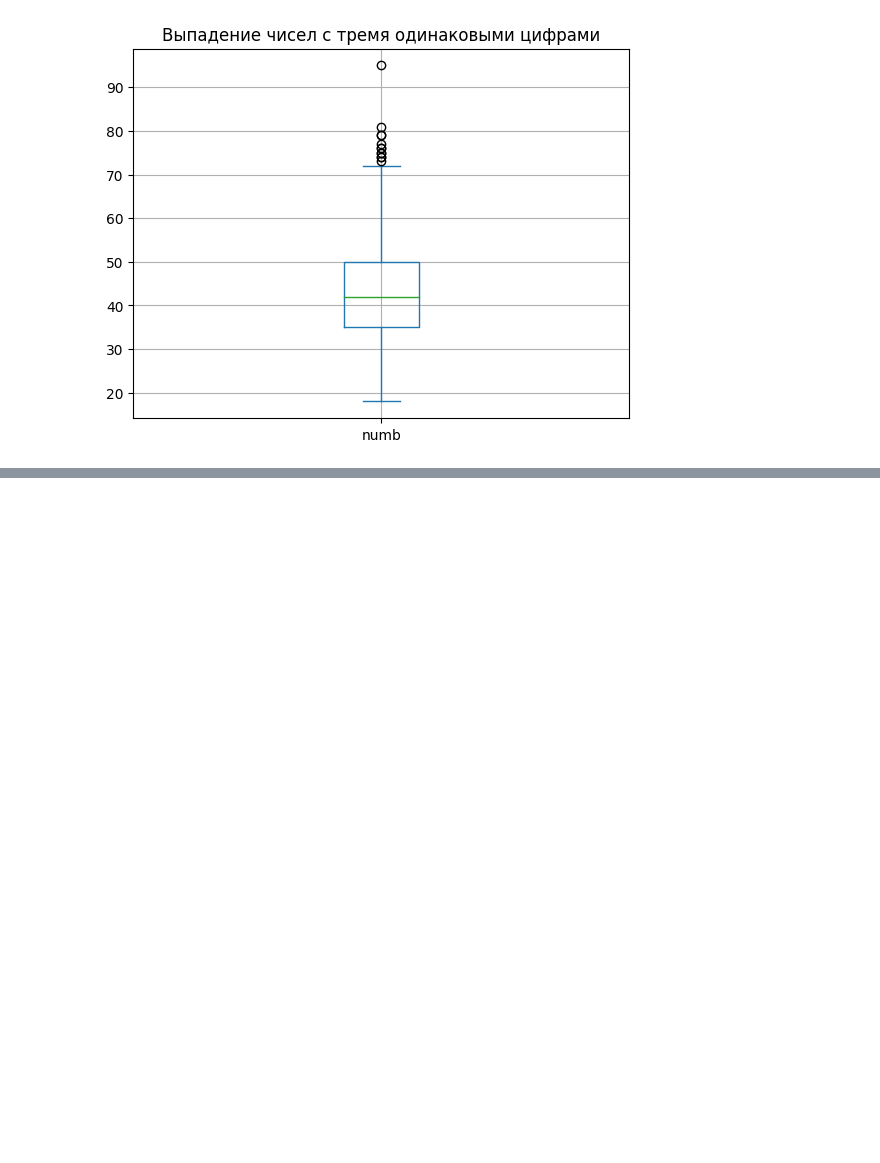
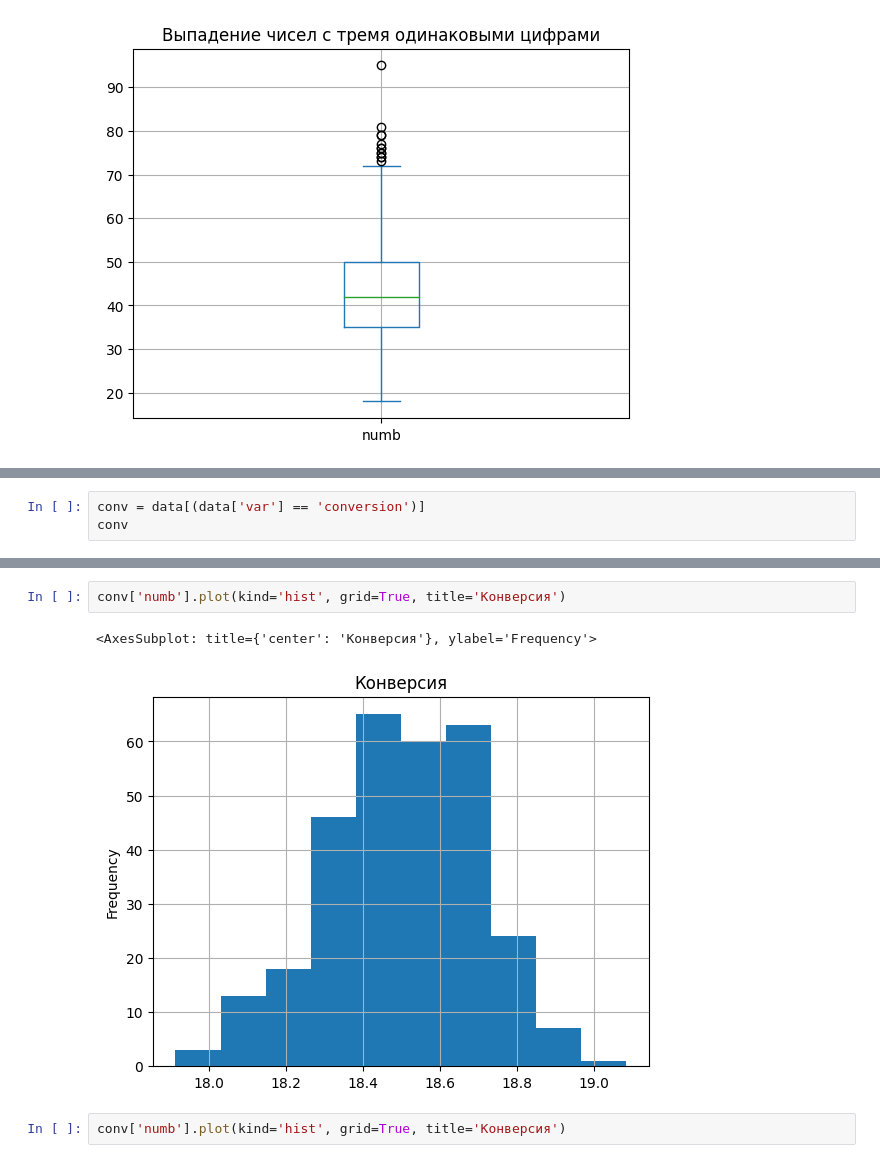
Before and after one commit to macht1212/PANDAS_HW, a Jupyter notebook: Игровой автомат/Распределение.ipynb, the cells around one changed output, grey strips where cells are left out. Cells and saved outputs as stored; diff of their text form; blank space fills up the shorter version.

```diff
--- a/Игровой автомат/Распределение.ipynb
+++ b/Игровой автомат/Распределение.ipynb
@@ -111,0 +114,3 @@ dOne['numb'].plot(kind='box', grid=True, title='Выпадение чисел с
+# %%
+conv = data[(data['var'] == 'conversion')]
+conv
@@ -111,0 +131,7 @@ dOne['numb'].plot(kind='box', grid=True, title='Выпадение чисел с
+# %%
+conv['numb'].plot(kind='hist', grid=True, title='Конверсия')
+# %% [output]
+<AxesSubplot: title={'center': 'Конверсия'}, ylabel='Frequency'>
+[figure, added]
+# %%
+conv['numb'].plot(kind='hist', grid=True, title='Конверсия')
```
Also changed, not shown: parts of 21 cells of this notebook.
